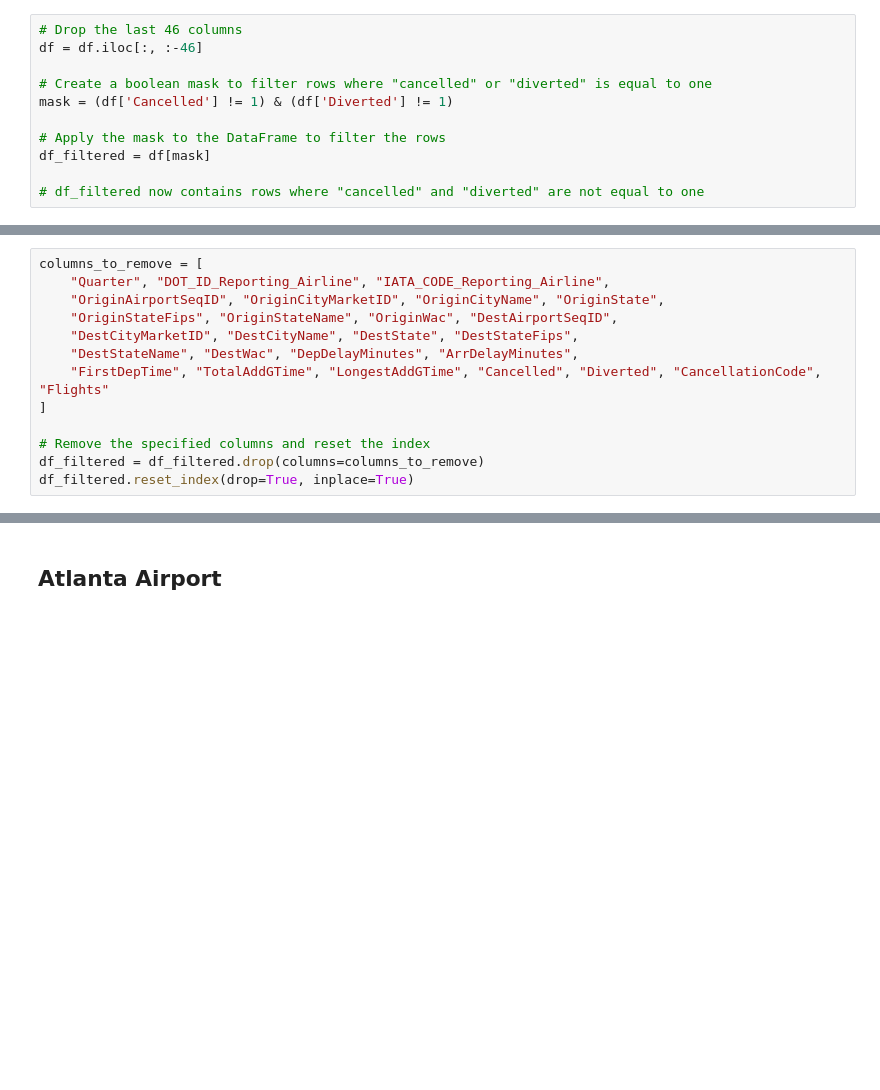
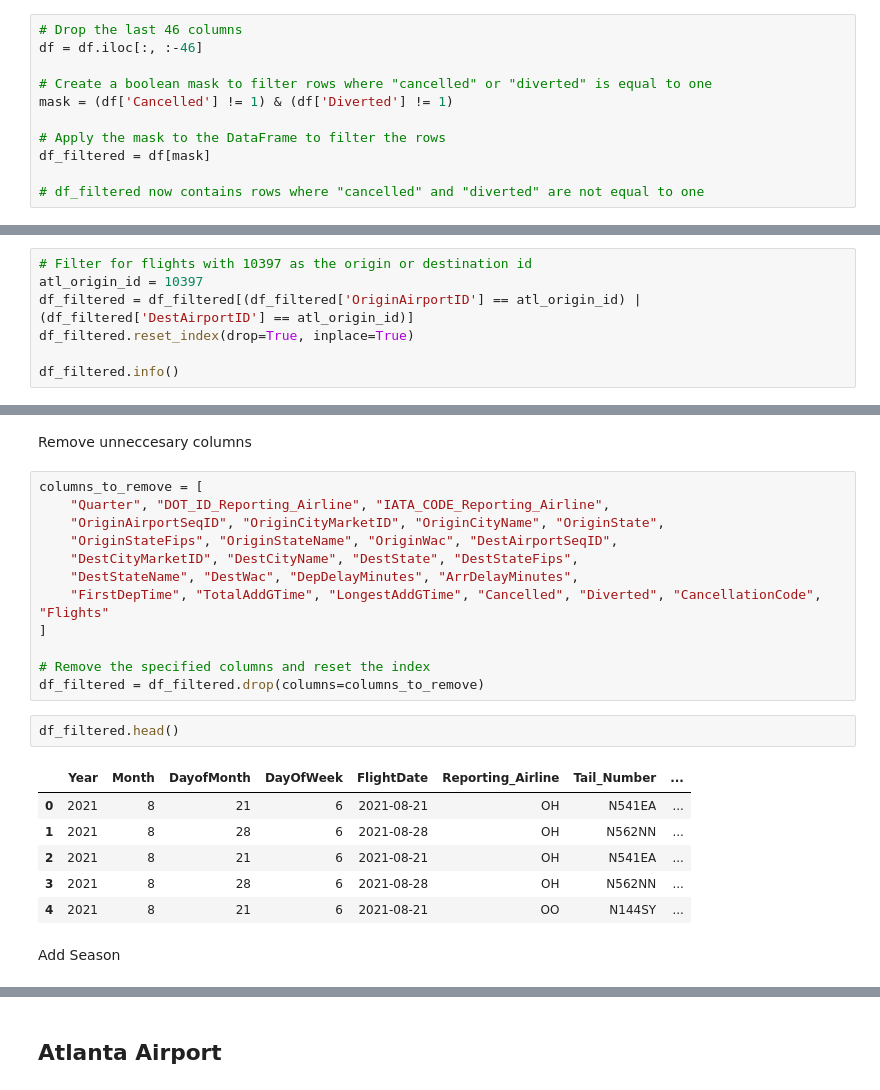
Before and after one commit to nicohash/strategic-flight-prediction, a Jupyter notebook: code/data_cleaner.ipynb, the cells around one changed output, grey strips where cells are left out. Saved outputs shown, nothing was run; the diff lists cells and outputs as text; blank space fills up the shorter version.

```diff
--- a/code/data_cleaner.ipynb
+++ b/code/data_cleaner.ipynb
@@ -33,0 +153,7 @@ df_filtered = df[mask]
+# %%
+# Filter for flights with 10397 as the origin or destination id
+atl_origin_id = 10397
+df_filtered = df_filtered[(df_filtered['OriginAirportID'] == atl_origin_id) | (df_filtered['DestAirportID'] == atl_origin_id)]
+df_filtered.reset_index(drop=True, inplace=True)
+
+df_filtered.info()
@@ -34,3 +178,5 @@ df_filtered = df[mask]
+# %% [markdown]
+Remove unneccesary columns
 # %%
 columns_to_remove = [
     "Quarter", "DOT_ID_Reporting_Airline", "IATA_CODE_Reporting_Airline",
@@ -43,4 +189,14 @@ columns_to_remove = [
 
 # Remove the specified columns and reset the index
 df_filtered = df_filtered.drop(columns=columns_to_remove)
-df_filtered.reset_index(drop=True, inplace=True)
+# %%
+df_filtered.head()
+# %% [output]
+|  | Year | Month | DayofMonth | DayOfWeek | FlightDate | Reporting_Airline | Tail_Number | ... |
+| 0 | 2021 | 8 | 21 | 6 | 2021-08-21 | OH | N541EA | ... |
+| 1 | 2021 | 8 | 28 | 6 | 2021-08-28 | OH | N562NN | ... |
+| 2 | 2021 | 8 | 21 | 6 | 2021-08-21 | OH | N541EA | ... |
+| 3 | 2021 | 8 | 28 | 6 | 2021-08-28 | OH | N562NN | ... |
+| 4 | 2021 | 8 | 21 | 6 | 2021-08-21 | OO | N144SY | ... |
+# %% [markdown]
+Add Season
```
Also changed, not shown: parts of 45 cells of this notebook, 11 other files.
